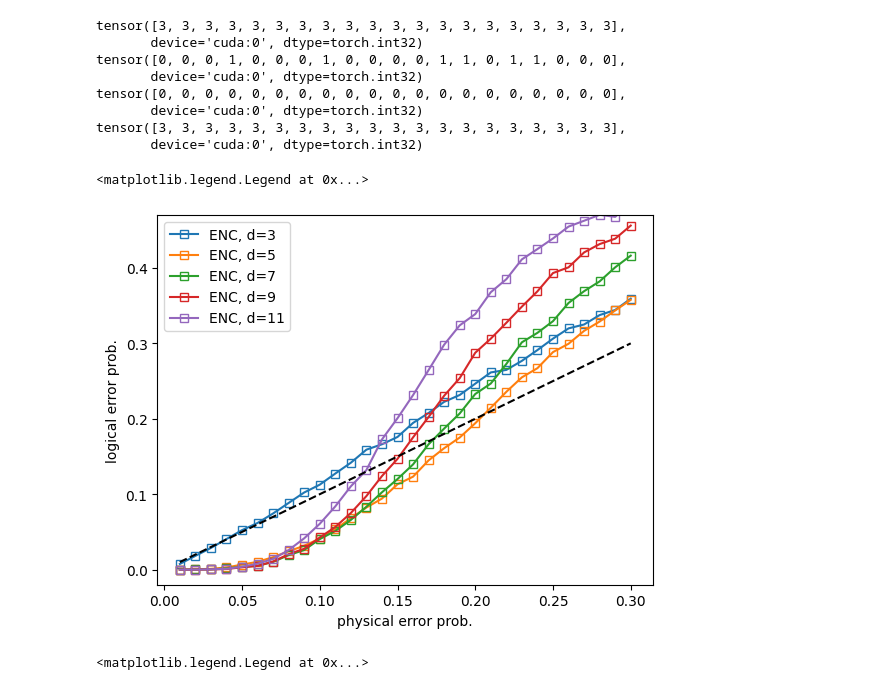
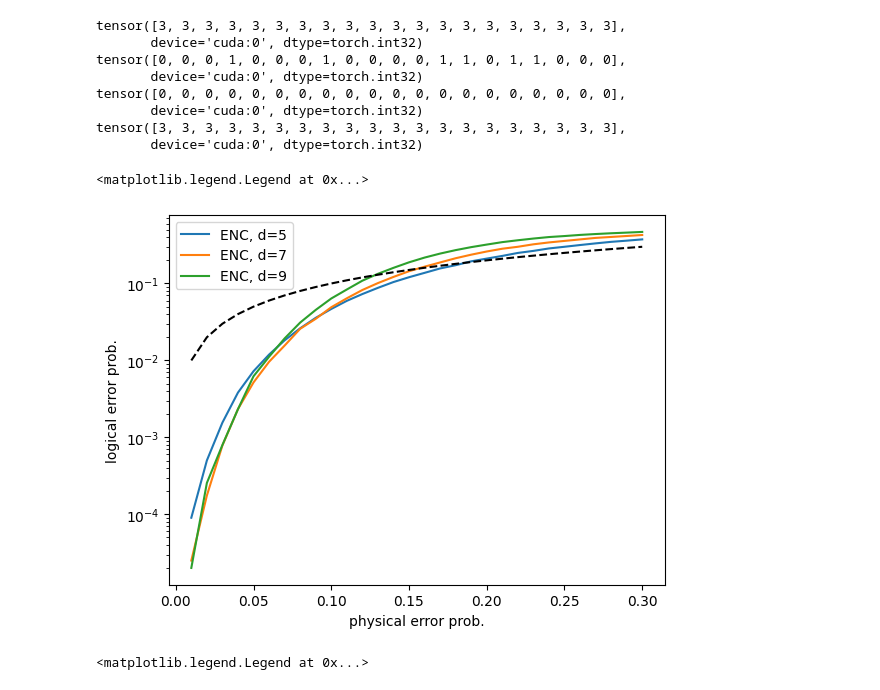
Before and after one commit to hassan-shap/MLqec, a Jupyter notebook: old_codes/encoder-no-pad.ipynb, the cells around one changed output. Saved outputs shown, nothing was run; the diff lists cells and outputs as text; code cells hidden in the pictures.

```diff
--- a/encoder-no-pad.ipynb
+++ b/old_codes/encoder-no-pad.ipynb
@@ -434,7 +438,7 @@ def collate_fn(examples):
 # d_max = 7
 batch_size = 1000
 p_err_list = torch.arange(0.01,0.31,0.01)
-d_list = torch.arange(3,12,2)
+d_list = torch.arange(5,11,2)
 acc = torch.zeros((p_err_list.shape[0],len(d_list)))
 for i_d,d in enumerate(d_list):
     # model = load_model(d,n_hidden[i_d],learning_rate)
@@ -473,24 +477,25 @@ for i_d,d in enumerate(d_list):
 # %%
 def mwpm_file_reader(d):
     fname = f"results/mwpm_sweep_d_{d}.json"
     f = open(fname)
     data = json.load(f)
     f.close()
     return data['p_err'], data['logical_err']
 
 for i_d, d in enumerate(d_list):
     # p_err_list,logical_err_mwpm = mwpm_file_reader(d)
     # plt.plot(p_err_list,logical_err_mwpm,".--", color= f"C{i_d}",label=f"MWPM, d={d}")
-    plt.plot(p_err_list,1-acc[:,i_d],"s-", color= f"C{i_d}",markerfacecolor="None",label=f"ENC, d={d}")
+    plt.plot(p_err_list,1-acc[:,i_d],"-", color= f"C{i_d}",markerfacecolor="None",label=f"ENC, d={d}")
 
 plt.plot(p_err_list,p_err_list,"k--")
-plt.ylim([-0.02,0.47])
+# plt.ylim([-0.02,0.47])
+plt.yscale("log")
 plt.xlabel("physical error prob.")
 plt.ylabel("logical error prob.")
 plt.legend()
 # %% [output]
 <matplotlib.legend.Legend at 0x...>
-[figure, old version]
+[figure, new version]
 # %%
 def mwpm_file_reader(d):
     fname = f"results/mwpm_sweep_d_{d}.json"
```
Also changed, not shown: parts of 1 cell of this notebook, 41 other files.
